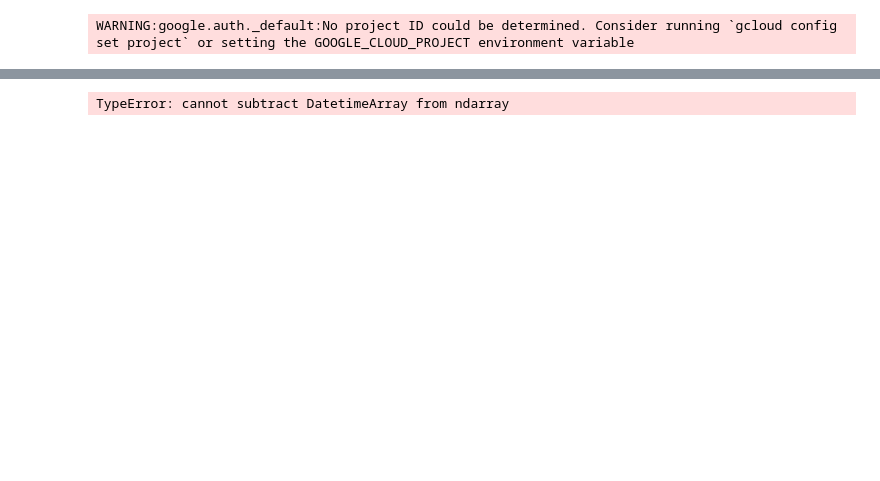
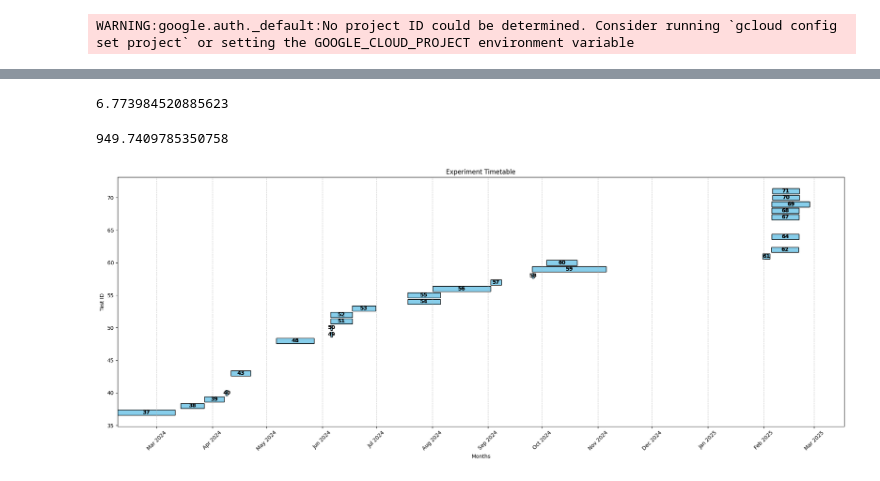
Before and after one commit to shazebasad-dh/https---github.com-deliveryhero-global_pricing, a Jupyter notebook: team/Shazeb/Experimentation/experiment_issue_Q1.ipynb, the cells around one changed output, grey strips where cells are left out. Drawn from its saved outputs; the diff is of its cells as text; code cells hidden in the pictures; blank space fills up the shorter version.

```diff
--- a/team/Shazeb/Experimentation/experiment_issue_Q1.ipynb
+++ b/team/Shazeb/Experimentation/experiment_issue_Q1.ipynb
@@ -82,11 +983,15 @@ data_test
+# %%
+0.0022579948402952077 * 3000
+# %% [output]
+6.773984520885623
+# %%
+0.26610842772067128 * 3569
+# %% [output]
+949.7409785350758
 # %%
 # Ensure 'test_start_date' and 'test_end_date' are properly converted to datetime
 data_test["test_start_date"] = pd.to_datetime(data_test["test_start_date"], errors="coerce")
 data_test["test_end_date"] = pd.to_datetime(data_test["test_end_date"], errors="coerce")
-
-# Replace missing 'test_end_date' values with the current timestamp
-current_date = pd.Timestamp.now()
-data_test.loc[data_test["test_end_date"].isna(), "test_end_date"] = current_date
 
 # Recalculate duration after filling missing values
 data_test["duration"] = (data_test["test_end_date"] - data_test["test_start_date"]).dt.days
@@ -94,38 +999,36 @@ data_test["duration"] = (data_test["test_end_date"] - data_test["test_start_date
 # Sort by start date for better visualization
 data_test = data_test.sort_values(by="test_start_date")
 
-# Adjust figure size dynamically based on number of tests
-fig_height = max(6, len(data_test) * 0.3)  # Ensures proper spacing
-fig, ax = plt.subplots(figsize=(12, fig_height))
+fig, ax = plt.subplots(figsize=(20, 8))  # Width = 12, Height = 8
 
 # Create a horizontal bar for each test
 for i, row in data_test.iterrows():
     start_date = row["test_start_date"]
     duration = row["duration"]
     test_id = row["test_id"]
 
     # Ensure a minimum bar length for visibility
     min_duration = max(duration, 1)
 
     # Plot the horizontal bar
     ax.barh(test_id, min_duration, left=start_date, color="skyblue", edgecolor="black")
 
     # Add Test ID label inside the bar
     ax.text(start_date + pd.Timedelta(days=min_duration / 2), test_id, str(test_id),
             va='center', ha='center', fontsize=10, color="black", fontweight='bold')
 
 # Format X-axis as months
 ax.xaxis.set_major_locator(mdates.MonthLocator())
 ax.xaxis.set_major_formatter(mdates.DateFormatter("%b %Y"))
 plt.xticks(rotation=45)
 
 # Labels and title
 ax.set_xlabel("Months")
 ax.set_ylabel("Test ID")
 ax.set_title("Experiment Timetable")
 
 plt.grid(axis="x", linestyle="--", alpha=0.7)
 plt.tight_layout()  # Adjust layout to fit all bars properly
 plt.show()
 # %% [output]
-TypeError: cannot subtract DatetimeArray from ndarray
+[figure, added]
```
Also changed, not shown: parts of 15 cells of this notebook, 9 other files.
